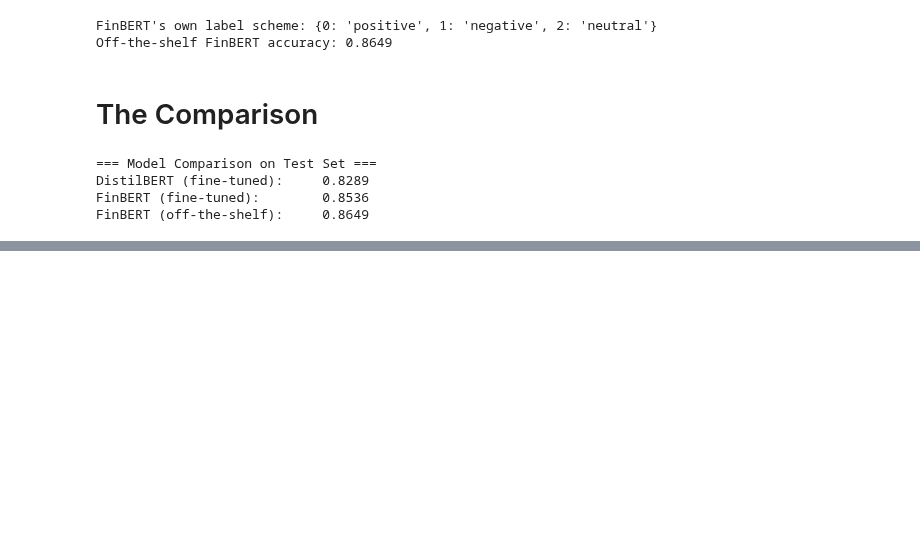
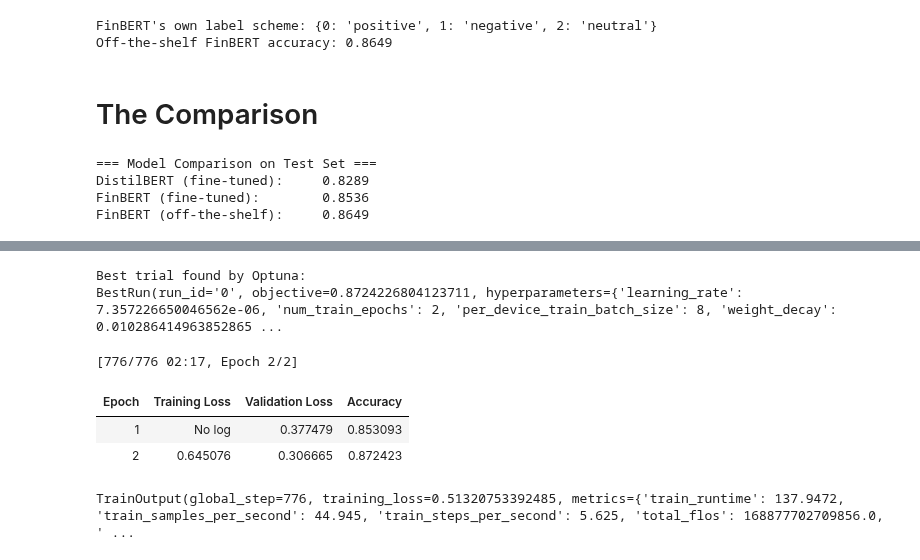
Before and after one commit to Ed-Neema/Financial-Sentiment-Classification, a Jupyter notebook: Finance_text_classification.ipynb, the cells around one changed output, grey strips where cells are left out. Cells and saved outputs as stored; diff of their text form; code cells hidden in the pictures; blank space fills up the shorter version.

```diff
--- a/Finance_text_classification.ipynb
+++ b/Finance_text_classification.ipynb
@@ -328,0 +623,44 @@ FinBERT (off-the-shelf):     0.8649
+# %%
+
+# Shows the winning hyperparameter combination and the accuracy it reached.
+print("Best trial found by Optuna:")
+print(best_trial)
+# %% [output]
+Best trial found by Optuna:
+BestRun(run_id='0', objective=0.8724226804123711, hyperparameters={'learning_rate': 7.357226650046562e-06, 'num_train_epochs': 2, 'per_device_train_batch_size': 8, 'weight_decay': 0.010286414963852865 ...
+# %%
+# --------------------------------------------------------------------------
+# SECTION 12 — Retrain using the best hyperparameters found
+# --------------------------------------------------------------------------
+# The search above only tells us the best SETTINGS — it doesn't leave us
+# a saved, usable model (Optuna trials aren't kept). So we now do one
+# final, real training run using those winning settings.
+final_args = TrainingArguments(
+    output_dir="./finbert-final",
+    learning_rate=best_trial.hyperparameters["learning_rate"],
+    num_train_epochs=best_trial.hyperparameters["num_train_epochs"],
+    per_device_train_batch_size=best_trial.hyperparameters["per_device_train_batch_size"],
+    weight_decay=best_trial.hyperparameters["weight_decay"],
+    per_device_eval_batch_size=16,
+    eval_strategy="epoch",
+    save_strategy="epoch",
+    load_best_model_at_end=True,
+    push_to_hub=False,
+)
+final_trainer = Trainer(
+    model_init=model_init,
+    args=final_args,
+    train_dataset=tokenized["train"],
+    eval_dataset=tokenized["validation"],
+    processing_class=finbert_tokenizer,
+    data_collator=data_collator,
+    compute_metrics=compute_metrics,
+)
+
+final_trainer.train()
+# %% [output]
+[776/776 02:17, Epoch 2/2]
+| Epoch | Training Loss | Validation Loss | Accuracy |
+| 1 | No log | 0.377479 | 0.853093 |
+| 2 | 0.645076 | 0.306665 | 0.872423 |
+TrainOutput(global_step=776, training_loss=0.51320753392485, metrics={'train_runtime': 137.9472, 'train_samples_per_second': 44.945, 'train_steps_per_second': 5.625, 'total_flos': 168877702709856.0, ' ...
```
Also changed, not shown: parts of 23 cells of this notebook.
